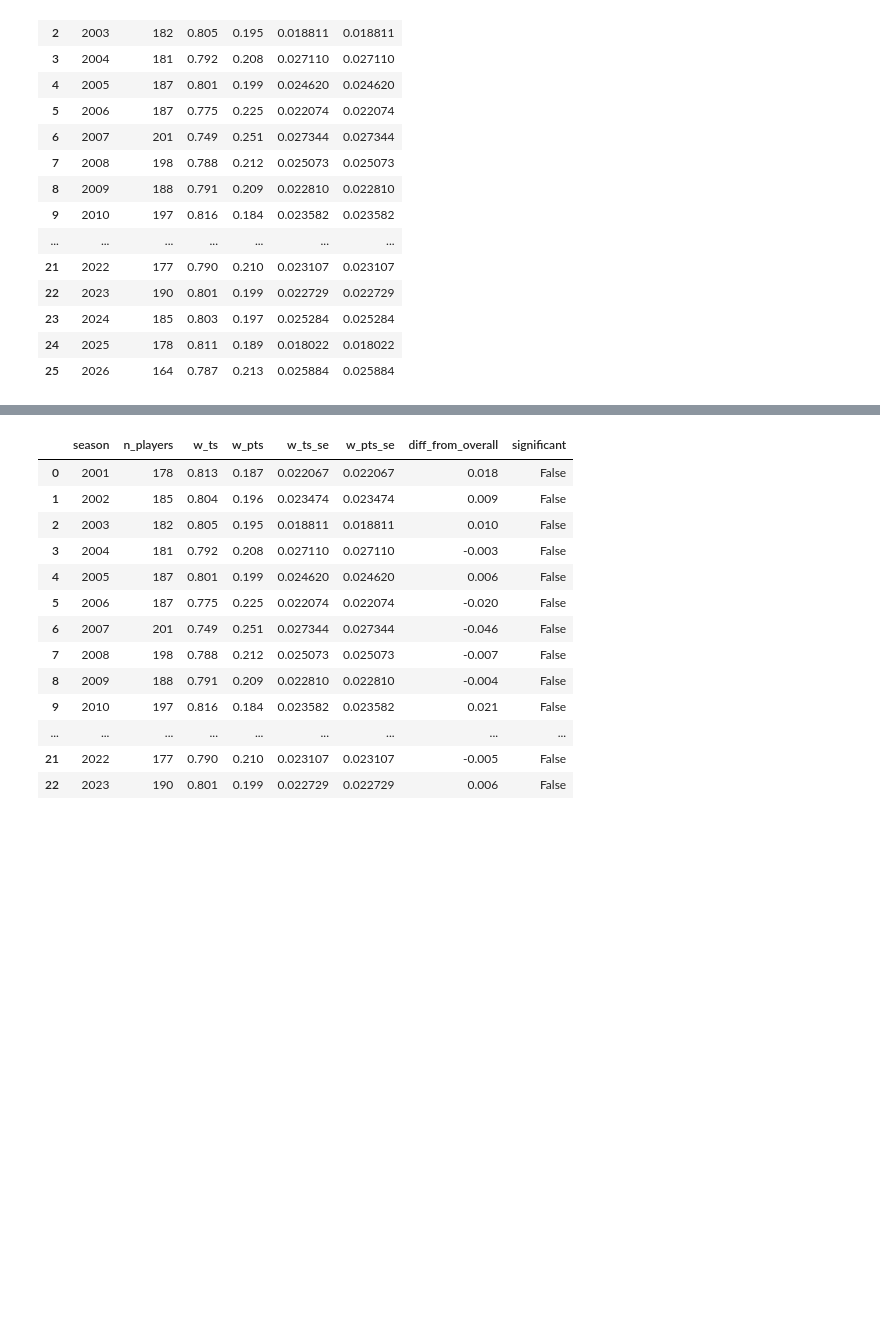
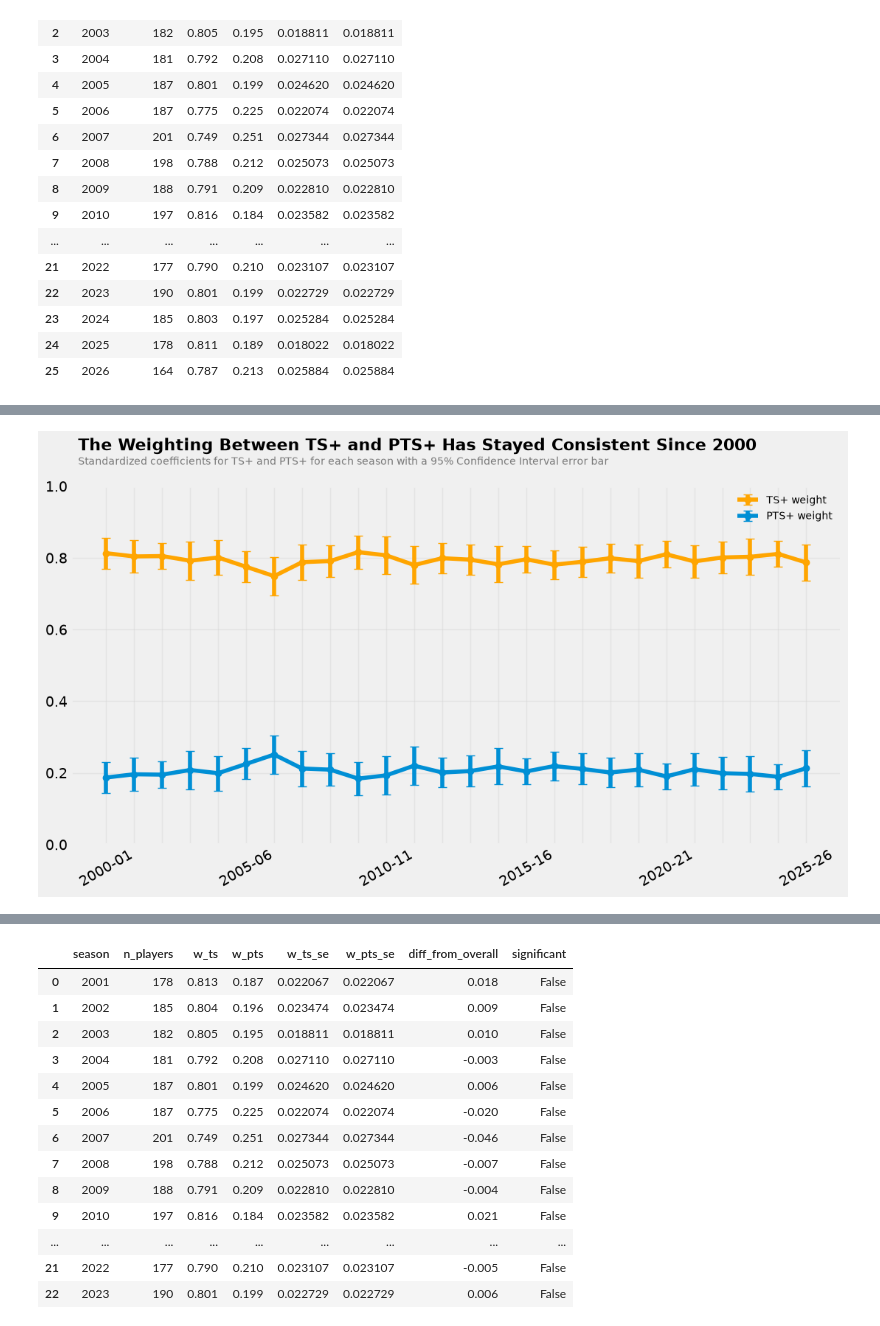
Before and after one commit to tmcewen66/baseline, a Jupyter notebook: scoring_plus_analysis.ipynb, the cells around one changed output, grey strips where cells are left out. Saved outputs shown, nothing was run; the diff lists cells and outputs as text; code cells hidden in the pictures; blank space fills up the shorter version.

```diff
--- a/scoring_plus_analysis.ipynb
+++ b/scoring_plus_analysis.ipynb
@@ -578,0 +584,7 @@ scoring_plus_qualified_df[['scoring_plus', 'new_scoring_plus', 'ts_plus', 'pts_p
+# %%
+X = training_df_1[['z_ts_plus', 'z_pts_plus']]
+X = sm.add_constant(X)  # adds an intercept term
+y = training_df_1['z_ows_48']
+
+model_training_ows = sm.OLS(y, X, missing='drop').fit()  # missing='drop' skips rows with NaN in X or y
+print(model_training_ows.summary())
@@ -578,0 +615,3 @@ scoring_plus_qualified_df[['scoring_plus', 'new_scoring_plus', 'ts_plus', 'pts_p
+# %%
+test_predictions_ows = model_training_ows.predict(sm.add_constant(testing_df_1[['z_ts_plus', 'z_pts_plus']]))
+print(r2_score(testing_df_1['z_ows_48'], test_predictions_ows))
@@ -578,0 +620,7 @@ scoring_plus_qualified_df[['scoring_plus', 'new_scoring_plus', 'ts_plus', 'pts_p
+# %%
+X = training_df_1[['z_ts_plus', 'z_pts_plus']]
+X = sm.add_constant(X)  # adds an intercept term
+y = training_df_1['z_obpm']
+
+model_training_obpm = sm.OLS(y, X, missing='drop').fit()  # missing='drop' skips rows with NaN in X or y
+print(model_training_obpm.summary())
@@ -578,0 +651,3 @@ scoring_plus_qualified_df[['scoring_plus', 'new_scoring_plus', 'ts_plus', 'pts_p
+# %%
+test_predictions_obpm = model_obpm.predict(sm.add_constant(testing_df_1[['z_ts_plus', 'z_pts_plus']]))
+print(r2_score(testing_df_1['z_obpm'], test_predictions_obpm))
@@ -793,0 +972,33 @@ plt.show()
+# %%
+plt.style.use('fivethirtyeight')
+
+fig, ax = plt.subplots(figsize=(12, 6))
+
+ax.errorbar(
+    season_weights_df['season'], season_weights_df['w_ts'],
+    yerr=season_weights_df['w_ts_se'] * 1.96,  # 95% CI
+    fmt='-o', capsize=4, label='TS+ weight', color='orange'
+)
+ax.errorbar(
+    season_weights_df['season'], season_weights_df['w_pts'],
+    yerr=season_weights_df['w_pts_se'] * 1.96,  # 95% CI
+    fmt='-o', capsize=4, label='PTS+ weight',
+)
+
+ax.set_xticks([2001, 2002, 2003, 2004, 2005, 2006, 2007, 2008, 2009, 2010, 2011, 2012, 2013, 2014, 2015, 2016, 2017, 2018, 2019, 2020, 2021, 2022, 2023, 2024, 2025, 2026])
+ax.set_xticklabels(
+    [
+        f'{year - 1}-{year % 100:02}' if year in {2001, 2006, 2011, 2016, 2021, 2026} else ''
+        for year in ax.get_xticks()
+    ],
+    rotation=30
+)
+ax.set_ylim([0,1])
+ax.legend( fontsize=10, frameon=False)
+ax.grid(alpha=0.3)
+ax.text(2000, 1.1, 'The Weighting Between TS+ and PTS+ Has Stayed Consistent Since 2000', fontsize=16, fontweight='bold')
+ax.text(2000, 1.06, 'Standardized coefficients for TS+ and PTS+ for each season with a 95% Confidence Interval error bar', fontsize=10, alpha=0.5)
+
+plt.show()
+# %% [output]
+[figure, added]
```
Also changed, not shown: parts of 35 cells of this notebook, 5 other files.
